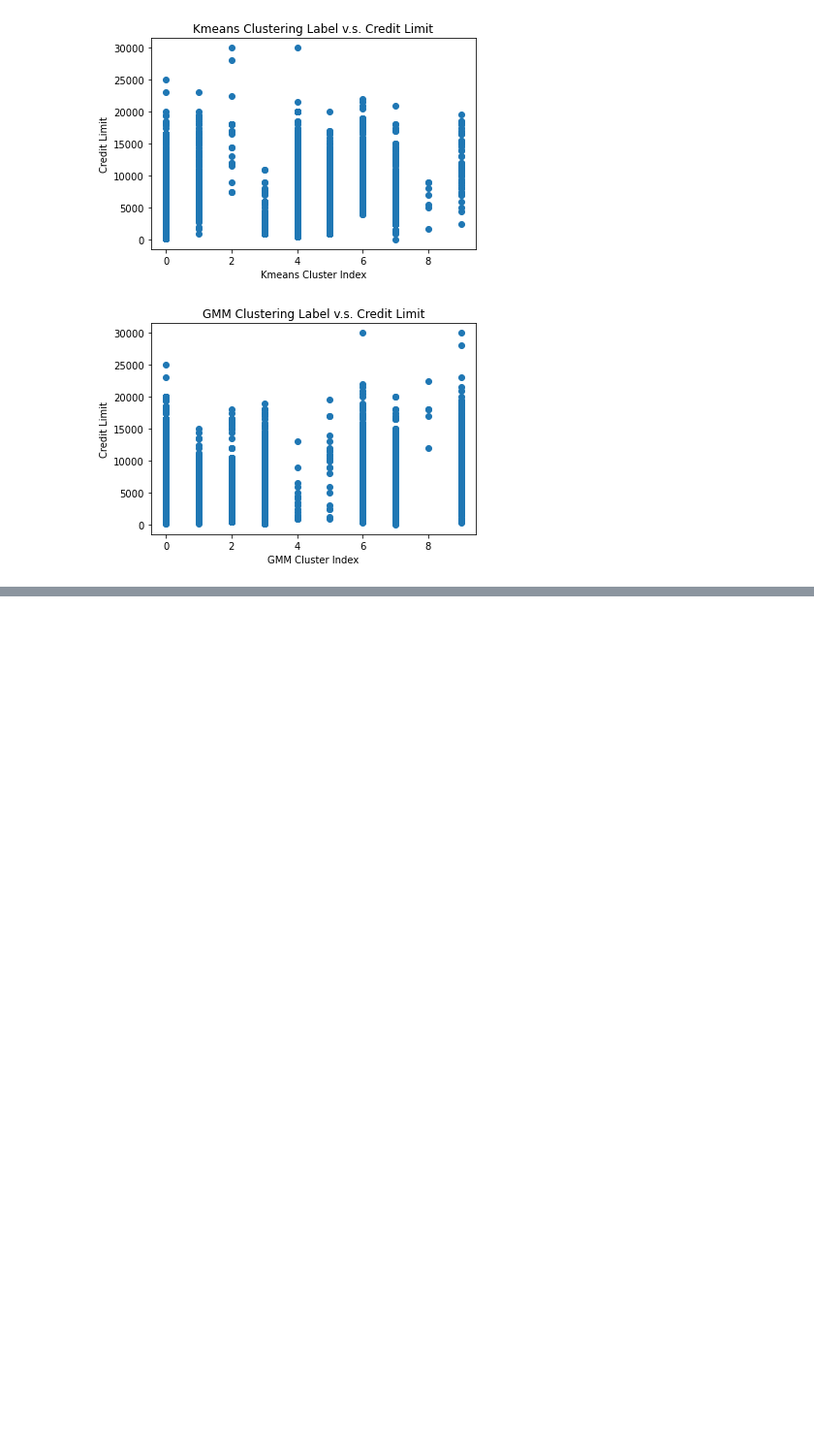
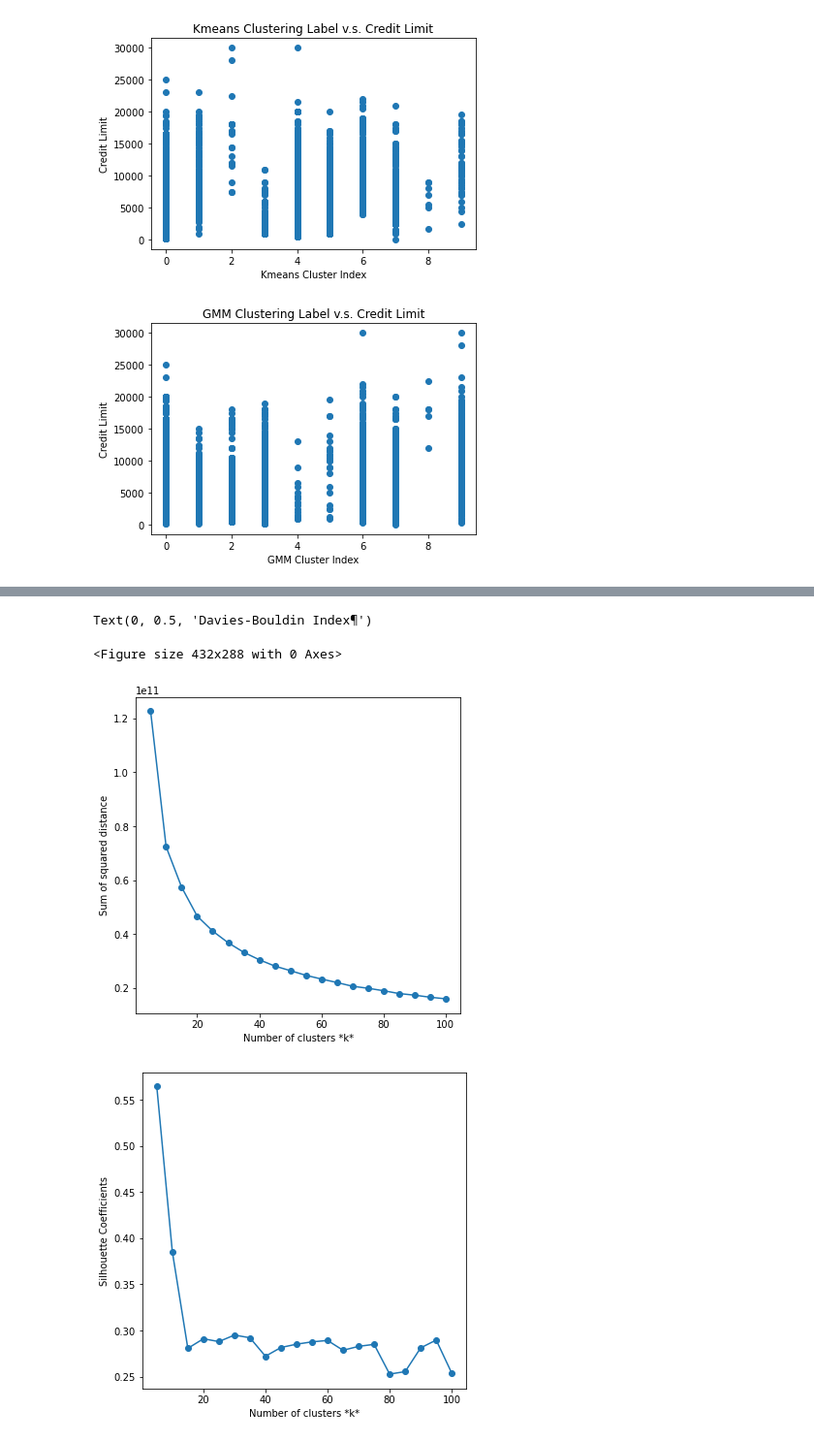
Before and after one commit to Addieduncan/customer-segmentation-project, a Jupyter notebook: inspect_data.ipynb, the cells around one changed output, grey strips where cells are left out. Shown: that part at 97% size. Drawn from its saved outputs; the diff is of its cells as text; code cells hidden in the pictures; blank space fills up the shorter version.

Commit message:
Added elbow method without label and visualization

```diff
--- a/inspect_data.ipynb
+++ b/inspect_data.ipynb
@@ -315,0 +320,54 @@ Text(0, 0.5, 'Credit Limit')
+# %%
+"""
+Here we implement the elbow method with different metric to find
+the best number of clusters
+"""
+
+k_search = np.linspace(start=5, stop=100, num=20)
+silh_score_kmeans = np.zeros(len(k_search))
+CHindex_score_kmeans = silh_score_kmeans.copy()
+DBindex_score_kmeans = silh_score_kmeans.copy()
+SoS = silh_score_kmeans.copy()
+for (i,k) in tqdm(enumerate(k_search), total=len(k_search)):
+    kmeans = KMeans(n_clusters=int(k), random_state=0).fit(X)
+    kmeans_label = kmeans.labels_
+    SoS[i] = kmeans.inertia_
+    silh_score_kmeans[i] = metrics.silhouette_score(X, kmeans_label, metric='euclidean')
+    CHindex_score_kmeans[i] = metrics.calinski_harabasz_score(X,kmeans_label)
+    DBindex_score_kmeans[i] = metrics.davies_bouldin_score(X,kmeans_label)
+# %%
+"""
+Visualization of Elbow Methods for KMeans
+"""
+# SoS
+plt.figure(0)
+plt.figure(figsize=(6, 6))
+plt.plot(k_search, SoS, '-o')
+plt.xlabel(r'Number of clusters *k*')
+plt.ylabel('Sum of squared distance')
+
+# Silhouette
+plt.figure(1)
+plt.figure(figsize=(6, 6))
+plt.plot(k_search, silh_score_kmeans, '-o')
+plt.xlabel(r'Number of clusters *k*')
+plt.ylabel('Silhouette Coefficients')
+
+# CH index
+plt.figure(2)
+plt.figure(figsize=(6, 6))
+plt.plot(k_search, CHindex_score_kmeans, '-o')
+plt.xlabel(r'Number of clusters *k*')
+plt.ylabel('Calinski-Harabasz Index')
+
+# DB index
+plt.figure(3)
+plt.figure(figsize=(6, 6))
+plt.plot(k_search, DBindex_score_kmeans, '-o')
+plt.xlabel(r'Number of clusters *k*')
+plt.ylabel('Davies-Bouldin Index¶')
+# %% [output]
+Text(0, 0.5, 'Davies-Bouldin Index¶')
+<Figure size 432x288 with 0 Axes>
+[figure, added]
+[figure, added]
```
Also changed, not shown: parts of 10 cells of this notebook, 1 other file.
